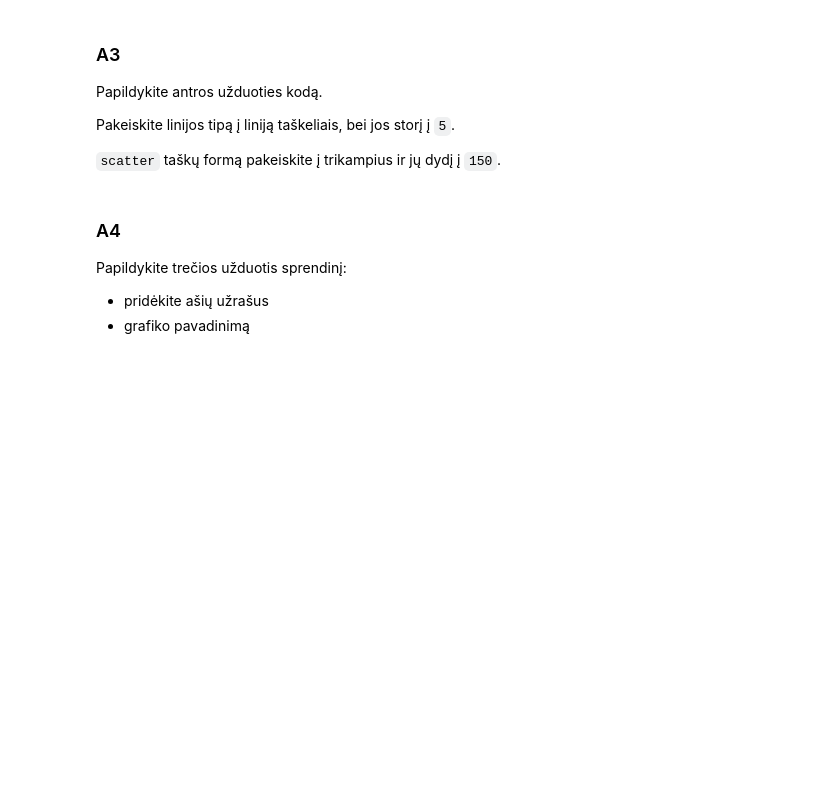
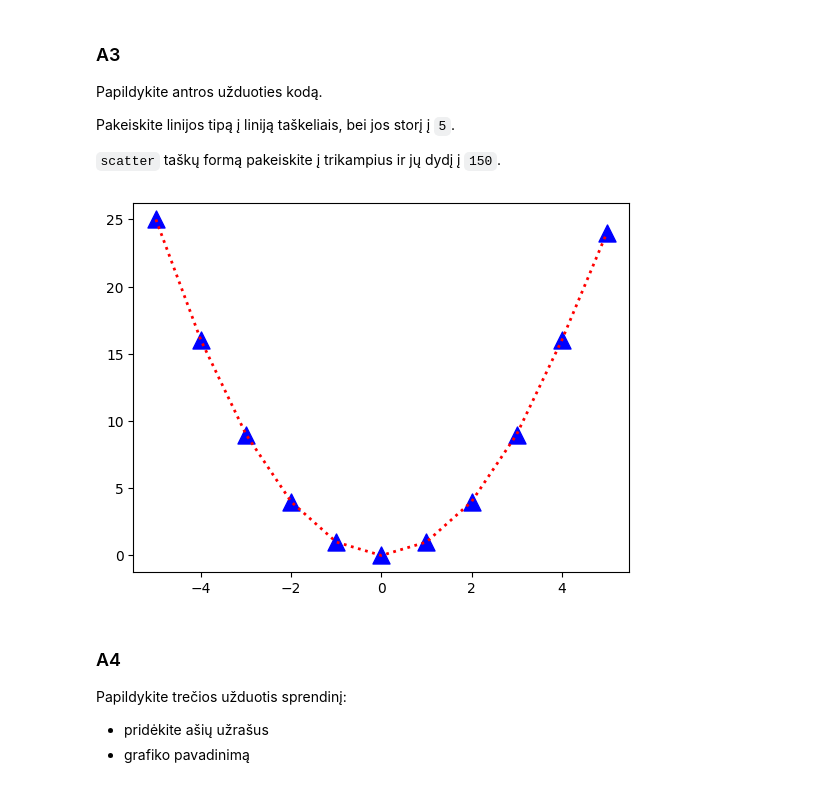
Before and after one commit to IevaRadaviciute/obsidian-translations, a Jupyter notebook: Python_Lab_9.ipynb, the cells around one changed output. Saved outputs shown, nothing was run; the diff lists cells and outputs as text; code cells hidden in the pictures; blank space fills up the shorter version.

```diff
--- a/Python_Lab_9.ipynb
+++ b/Python_Lab_9.ipynb
@@ -55,6 +68,13 @@ Papildykite antros užduoties kodą.
 Pakeiskite linijos tipą į liniją taškeliais, bei jos storį į `5`.
 
 `scatter` taškų formą pakeiskite į trikampius ir jų dydį į `150`.
+# %%
+fig, ax = plt.subplots()                            #nurodo "canvas"
+ax.plot(x, y, color="red", lw=2, ls = "dotted")     #sukuria kreivę
+ax.scatter(x, y, color="blue", s=150, marker="^")   #sukuria taškus
+plt.show()
+# %% [output]
+[figure, added]
 # %% [markdown]
 ### A4
 
```
Also changed, not shown: parts of 11 cells of this notebook.
